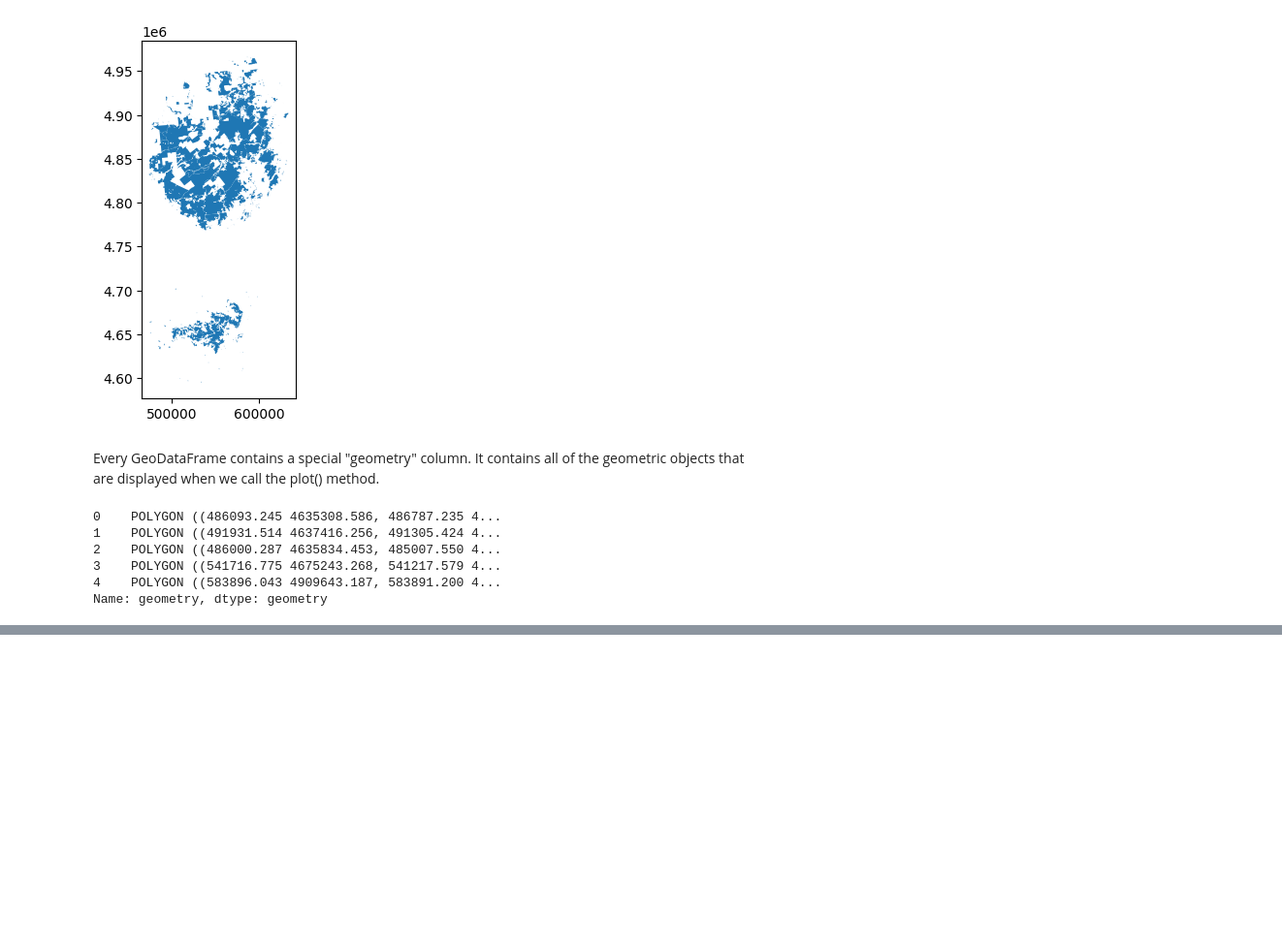
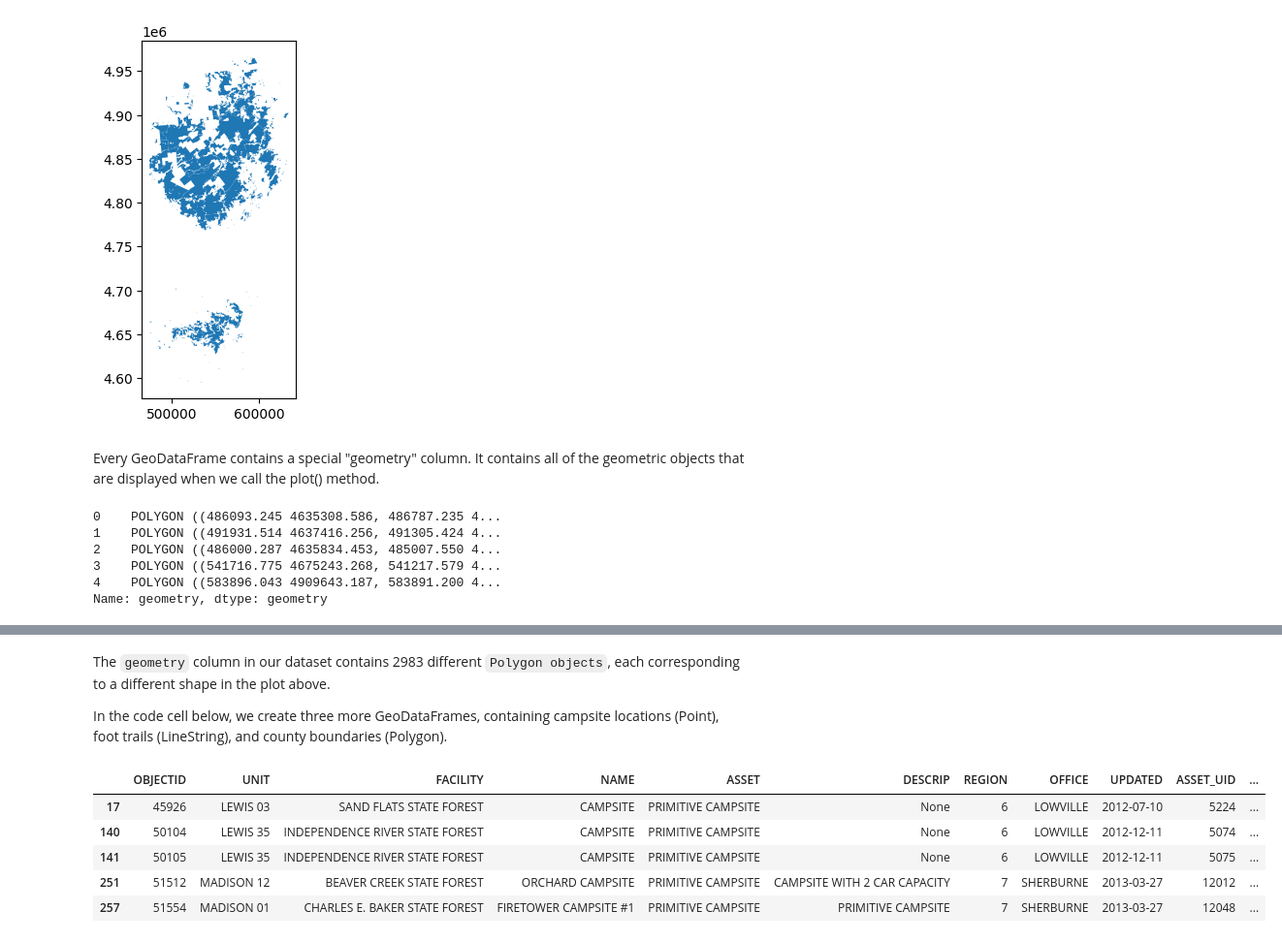
Before and after one commit to pengfei99/GeoSpatial_analysis_python, a Jupyter notebook: Lessons/01.Introduction.ipynb, the cells around one changed output, grey strips where cells are left out. Shown at 97% size. Saved outputs shown, nothing was run; the diff lists cells and outputs as text; code cells hidden in the pictures; blank space fills up the shorter version.

```diff
--- a/Lessons/01.Introduction.ipynb
+++ b/Lessons/01.Introduction.ipynb
@@ -118,0 +121,18 @@ The **geometry** column can contain below datatypes
+# %% [markdown]
+The `geometry` column in our dataset contains 2983 different `Polygon objects`, each corresponding to a different shape in the plot above.
+
+In the code cell below, we create three more GeoDataFrames, containing campsite locations (Point), foot trails (LineString), and county boundaries (Polygon).
+# %%
+# Campsites in New York state (Point)
+poi_file_path=f"{root_dir}/DEC_pointsinterest/DECptsofinterest.shp"
+POI_data = gpd.read_file(poi_file_path)
+camp_sites = POI_data.loc[POI_data.ASSET=='PRIMITIVE CAMPSITE'].copy()
+
+camp_sites.head()
+# %% [output]
+|  | OBJECTID | UNIT | FACILITY | NAME | ASSET | DESCRIP | REGION | OFFICE | UPDATED | ASSET_UID | ... |
+| 17 | 45926 | LEWIS 03 | SAND FLATS STATE FOREST | CAMPSITE | PRIMITIVE CAMPSITE | None | 6 | LOWVILLE | 2012-07-10 | 5224 | ... |
+| 140 | 50104 | LEWIS 35 | INDEPENDENCE RIVER STATE FOREST | CAMPSITE | PRIMITIVE CAMPSITE | None | 6 | LOWVILLE | 2012-12-11 | 5074 | ... |
+| 141 | 50105 | LEWIS 35 | INDEPENDENCE RIVER STATE FOREST | CAMPSITE | PRIMITIVE CAMPSITE | None | 6 | LOWVILLE | 2012-12-11 | 5075 | ... |
+| 251 | 51512 | MADISON 12 | BEAVER CREEK STATE FOREST | ORCHARD CAMPSITE | PRIMITIVE CAMPSITE | CAMPSITE WITH 2 CAR CAPACITY | 7 | SHERBURNE | 2013-03-27 | 12012 | ... |
+| 257 | 51554 | MADISON 01 | CHARLES E. BAKER STATE FOREST | FIRETOWER CAMPSITE #1 | PRIMITIVE CAMPSITE | PRIMITIVE CAMPSITE | 7 | SHERBURNE | 2013-03-27 | 12048 | ... |
```
Also changed, not shown: parts of 6 cells of this notebook.
